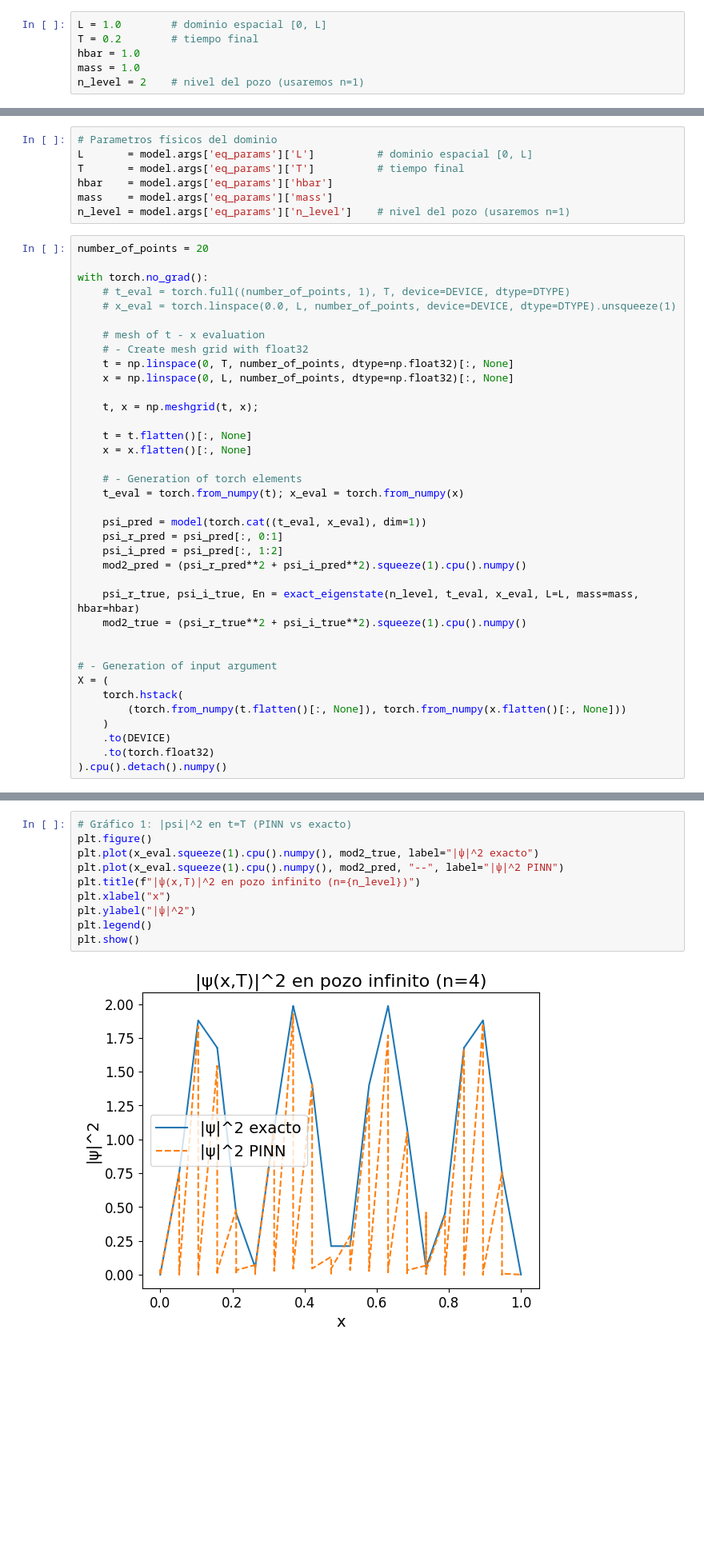
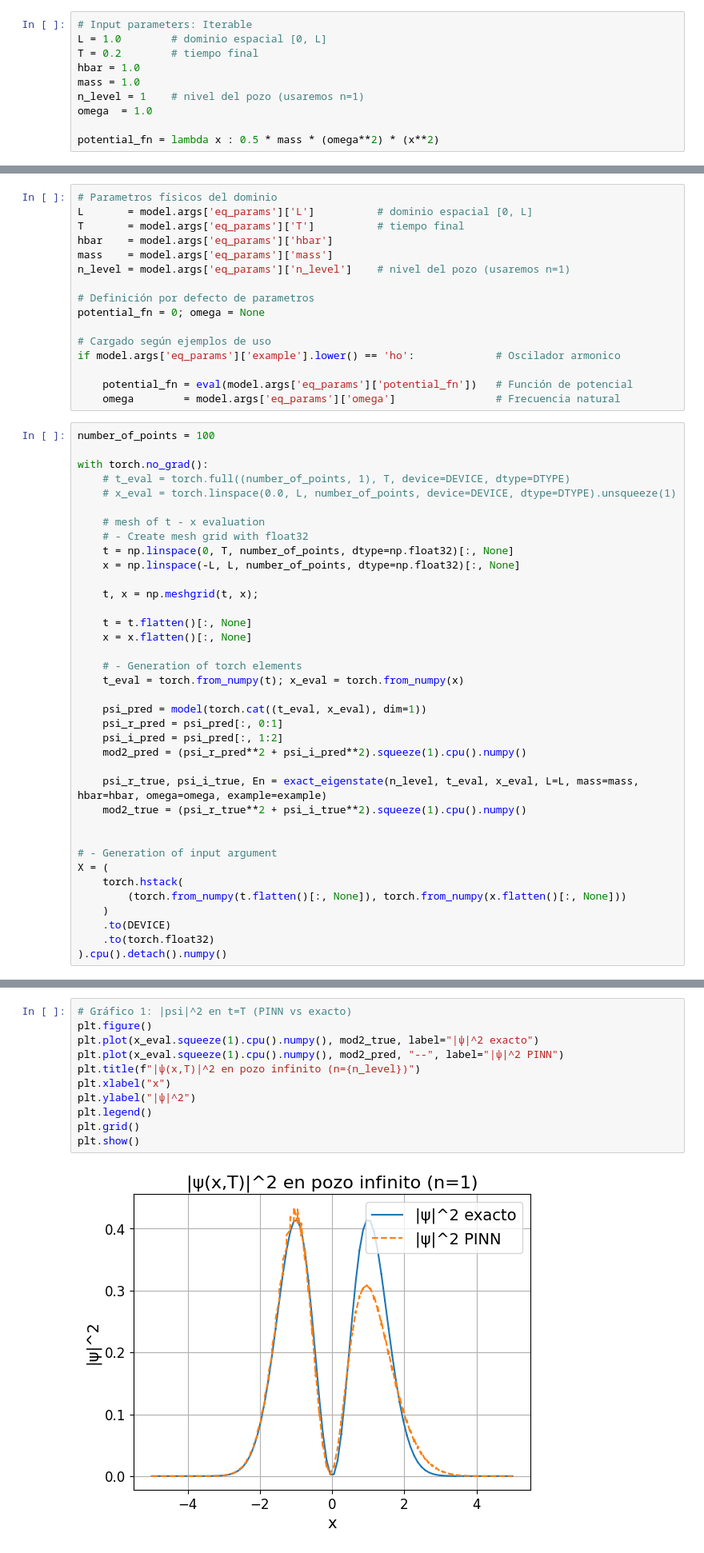
Before and after one commit to mateophy/QPINNs-2026, a Jupyter notebook: notebooks/operators_modifications/Operador_Schrodinger_1D.ipynb, the cells around one changed output, grey strips where cells are left out. Shown: that part at 80% size. Saved outputs shown, nothing was run; the diff lists cells and outputs as text; blank space fills up the shorter version.

Commit message:
Adición del operador Oscilador Armonico
Integración en pde, dataset, entrenamiento y pruebas preliminares

```diff
--- a/notebooks/operators_modifications/Operador_Schrodinger_1D.ipynb
+++ b/notebooks/operators_modifications/Operador_Schrodinger_1D.ipynb
@@ -147,11 +147,15 @@ Device: cpu | dtype: torch.float64
 # %% [markdown]
 1) Parámetros físicos y de dominio
 # %%
+# Input parameters: Iterable
 L = 1.0        # dominio espacial [0, L]
 T = 0.2        # tiempo final
 hbar = 1.0
 mass = 1.0
-n_level = 2    # nivel del pozo (usaremos n=1)
+n_level = 1    # nivel del pozo (usaremos n=1)
+omega  = 1.0
+
+potential_fn = lambda x : 0.5 * mass * (omega**2) * (x**2)
 # %% [markdown]
 2) Muestreo y entrenamiento
 # %%
@@ -515,8 +533,17 @@ T       = model.args['eq_params']['T']          # tiempo final
 hbar    = model.args['eq_params']['hbar']
 mass    = model.args['eq_params']['mass']
 n_level = model.args['eq_params']['n_level']    # nivel del pozo (usaremos n=1)
+
+# Definición por defecto de parametros
+potential_fn = 0; omega = None
+
+# Cargado según ejemplos de uso
+if model.args['eq_params']['example'].lower() == 'ho':             # Oscilador armonico
+
+    potential_fn = eval(model.args['eq_params']['potential_fn'])   # Función de potencial
+    omega        = model.args['eq_params']['omega']                # Frecuencia natural
 # %%
-number_of_points = 20
+number_of_points = 100
 
 with torch.no_grad():
     # t_eval = torch.full((number_of_points, 1), T, device=DEVICE, dtype=DTYPE)
@@ -525,7 +552,7 @@ with torch.no_grad():
     # mesh of t - x evaluation
     # - Create mesh grid with float32
     t = np.linspace(0, T, number_of_points, dtype=np.float32)[:, None]
-    x = np.linspace(0, L, number_of_points, dtype=np.float32)[:, None]
+    x = np.linspace(-L, L, number_of_points, dtype=np.float32)[:, None]
 
     t, x = np.meshgrid(t, x);
 
@@ -540,7 +567,7 @@ with torch.no_grad():
     psi_i_pred = psi_pred[:, 1:2]
     mod2_pred = (psi_r_pred**2 + psi_i_pred**2).squeeze(1).cpu().numpy()
 
-    psi_r_true, psi_i_true, En = exact_eigenstate(n_level, t_eval, x_eval, L=L, mass=mass, hbar=hbar)
+    psi_r_true, psi_i_true, En = exact_eigenstate(n_level, t_eval, x_eval, L=L, mass=mass, hbar=hbar, omega=omega, example=example)
     mod2_true = (psi_r_true**2 + psi_i_true**2).squeeze(1).cpu().numpy()
 
 
@@ -567,15 +594,16 @@ plt_prediction(
 # %%
 # Gráfico 1: |psi|^2 en t=T (PINN vs exacto)
 plt.figure()
 plt.plot(x_eval.squeeze(1).cpu().numpy(), mod2_true, label="|ψ|^2 exacto")
 plt.plot(x_eval.squeeze(1).cpu().numpy(), mod2_pred, "--", label="|ψ|^2 PINN")
 plt.title(f"|ψ(x,T)|^2 en pozo infinito (n={n_level})")
 plt.xlabel("x")
 plt.ylabel("|ψ|^2")
 plt.legend()
+plt.grid()
 plt.show()
 # %% [output]
-[figure, old version]
+[figure, new version]
 # %%
 # Gráfico 2: error absoluto en |psi|^2
 plt.figure()
```
Also changed, not shown: parts of 7 cells of this notebook, 27 other files.
